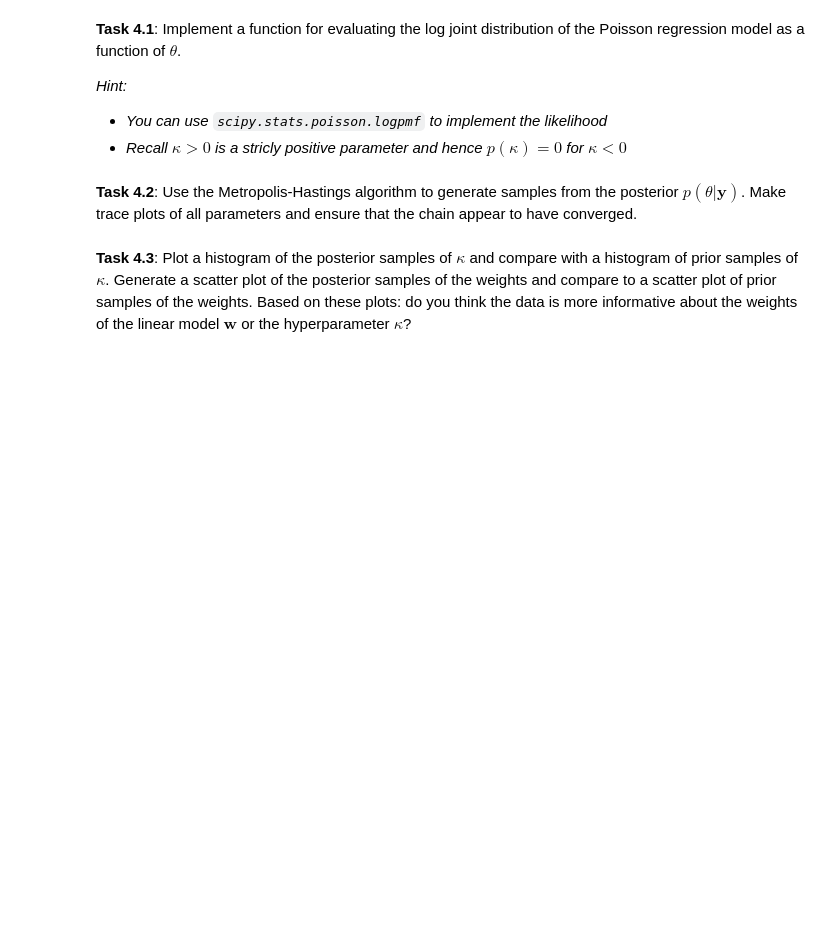
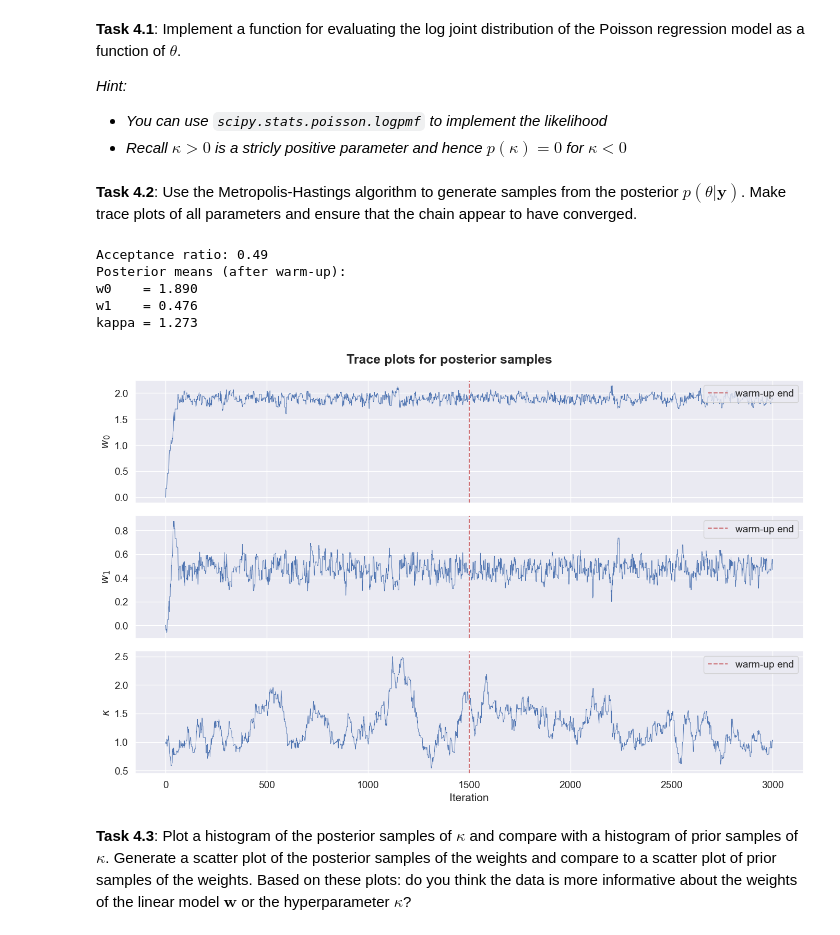
Before and after one commit to tzikos/Bayesian-ML-coursework, a Jupyter notebook: Week8/ex8_handout.ipynb, the cells around one changed output. Drawn from its saved outputs; the diff is of its cells as text; code cells hidden in the pictures; blank space fills up the shorter version.

```diff
--- a/Week8/ex8_handout.ipynb
+++ b/Week8/ex8_handout.ipynb
@@ -502,4 +691,73 @@ To be able to use our implementation of the Metropolis-Hastings algorithm, we wi
 # %% [markdown]
 **Task 4.2**: Use the Metropolis-Hastings algorithm to generate samples from the posterior $p(\theta|\mathbf{y})$. Make trace plots of all parameters and ensure that the chain appear to have converged.
+# %%
+# Task 4.2: sample from p(theta | y), theta = [w0, w1, kappa]
+
+def log_joint_poisson(theta):
+    w = theta[:2]
+    kappa = theta[2]
+
+    # enforce kappa > 0
+    if kappa <= 0:
+        return -jnp.inf
+
+    f = X_train @ w
+    mu = jnp.exp(f)
+
+    log_lik = jnp.sum(poisson.logpmf(deaths, mu))
+    log_prior_w = jnp.sum(log_npdf(w, 0.0, kappa**2))
+    log_prior_kappa = log_half_npdf(kappa, 0.0, 1.0)
+
+    return log_lik + log_prior_w + log_prior_kappa
+
+
+# MH settings
+num_params = 3
+num_iterations = 3000
+warm_up = int(0.5 * num_iterations)
+tau = 0.08
+
+theta_init = jnp.array([0.0, 0.0, 1.0])
+
+# run sampler
+thetas_post = metropolis(
+    log_target=log_joint_poisson,
+    num_params=num_params,
+    tau=tau,
+    num_iter=num_iterations,
+    theta_init=theta_init,
+    seed=7
+)
+
+# keep for later tasks
+thetas = thetas_post
+thetas_post_burned = thetas_post[warm_up:]
+
+# trace plots
+names = [r"$w_0$", r"$w_1$", r"$\kappa$"]
+fig, axes = plt.subplots(3, 1, figsize=(14, 9), sharex=True)
+
+for i in range(3):
+    axes[i].plot(thetas_post[:, i], lw=0.7)
+    axes[i].axvline(warm_up, color="r", linestyle="--", alpha=0.8, label="warm-up end")
+    axes[i].set_ylabel(names[i])
+    axes[i].legend(loc="upper right")
+
+axes[-1].set_xlabel("Iteration")
+fig.suptitle("Trace plots for posterior samples", fontweight="bold")
+plt.tight_layout()
+
+# quick posterior summaries after warm-up
+print("Posterior means (after warm-up):")
+print(f"w0    = {jnp.mean(thetas_post_burned[:, 0]):.3f}")
+print(f"w1    = {jnp.mean(thetas_post_burned[:, 1]):.3f}")
+print(f"kappa = {jnp.mean(thetas_post_burned[:, 2]):.3f}")
+# %% [output]
+Acceptance ratio: 0.49
+Posterior means (after warm-up):
+w0    = 1.890
+w1    = 0.476
+kappa = 1.273
+[figure, added]
 # %% [markdown]
 **Task 4.3**: Plot a histogram of the posterior samples of $\kappa$ and compare with a histogram of prior samples of $\kappa$. Generate a scatter plot of the posterior samples of the weights and compare to a scatter plot of prior samples of the weights. Based on these plots: do you think the data is more informative about the weights of the linear model $\mathbf{w}$ or the hyperparameter $\kappa$?
```
Also changed, not shown: parts of 28 cells of this notebook.
